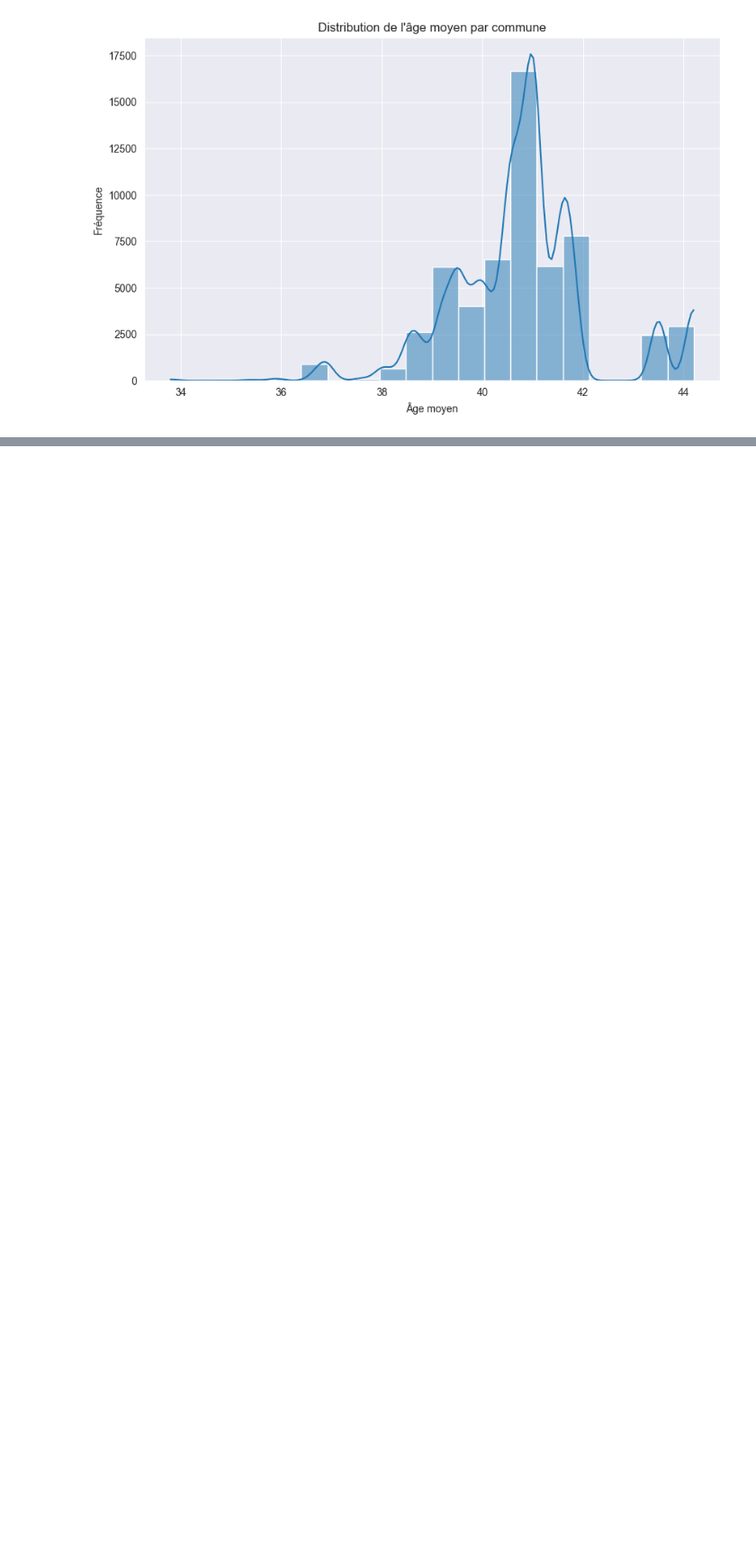
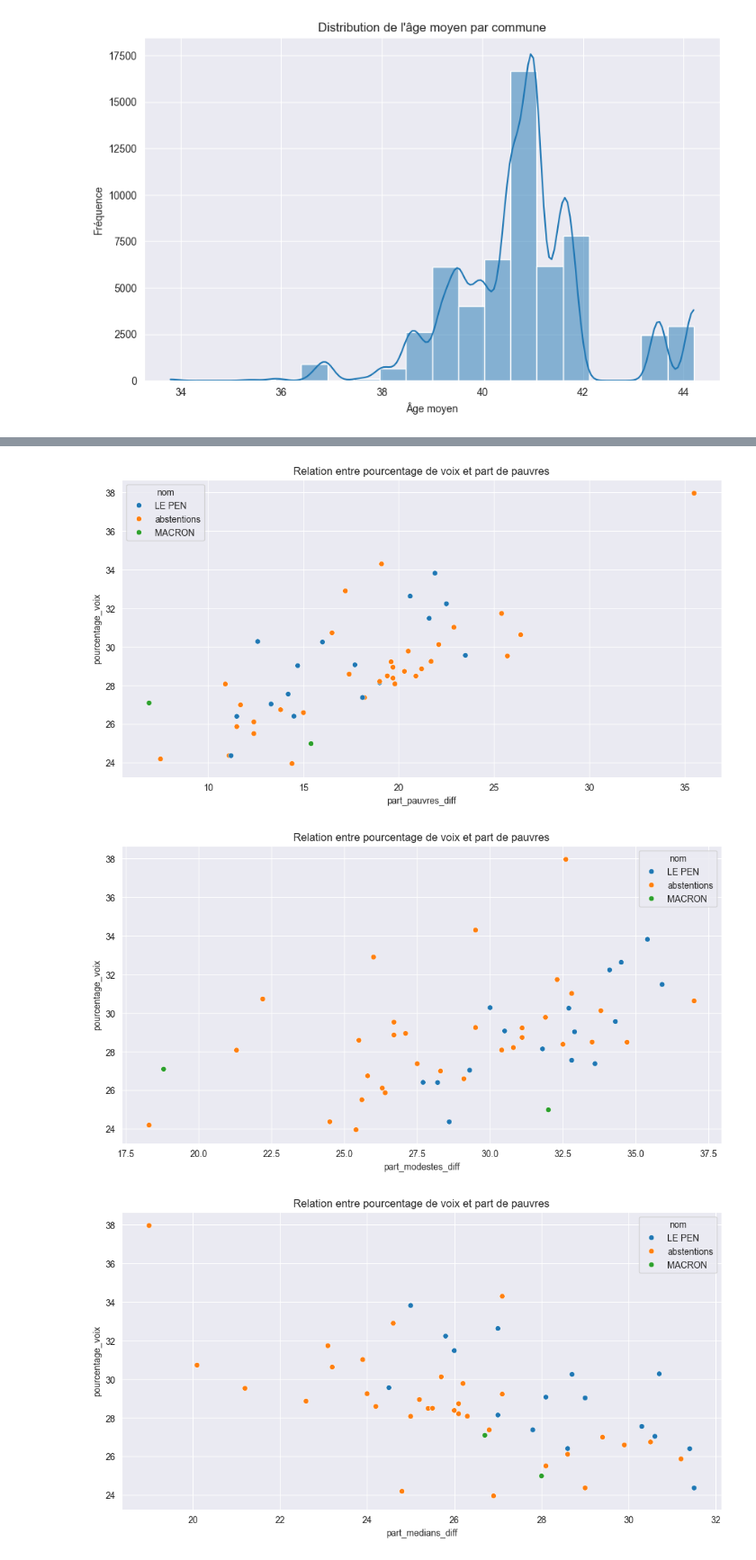
Before and after one commit to Piett-rm/MSPR-Analyse-de-donnees, a Jupyter notebook: data_vis.ipynb, the cells around one changed output, grey strips where cells are left out. Shown at 90% size. Cells and saved outputs as stored; diff of their text form; code cells hidden in the pictures; blank space fills up the shorter version.

```diff
--- a/data_vis.ipynb
+++ b/data_vis.ipynb
@@ -226,0 +174,13 @@ top_10_pauvres
+# %%
+float_columns = pourcentage_max_par_circo.select_dtypes(include=float).columns
+float_columns = [col for col in float_columns if col != 'pourcentage_voix']
+
+for column in float_columns:
+    plt.figure(figsize=(12, 6))
+    sns.scatterplot(x=column, y='pourcentage_voix', hue='nom', data=pourcentage_max_par_circo, palette='tab10')
+    plt.title('Relation entre pourcentage de voix et part de pauvres')
+    plt.show()
+# %% [output]
+[figure, added]
+[figure, added]
+[figure, added]
```
Also changed, not shown: parts of 16 cells of this notebook.
